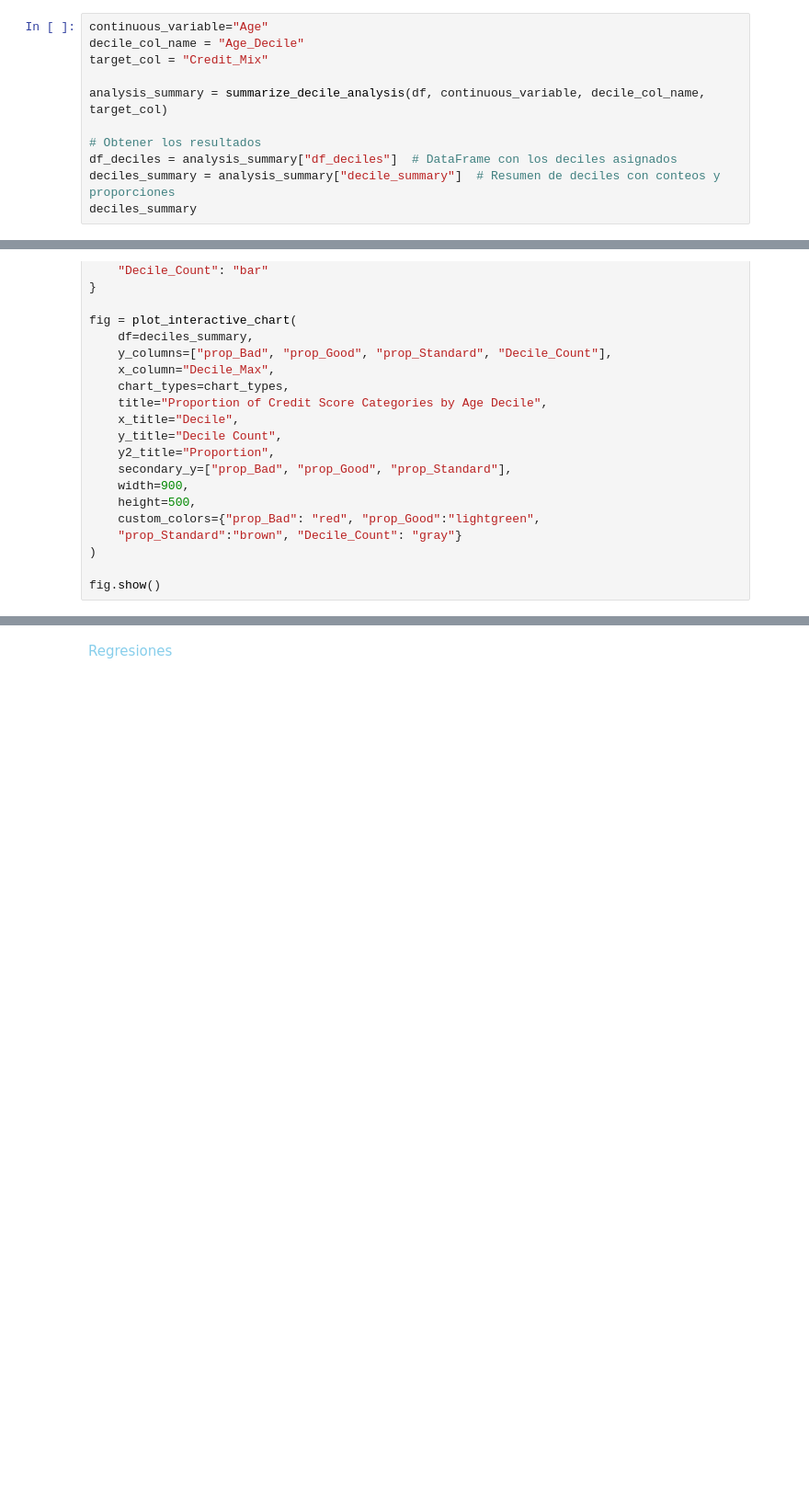
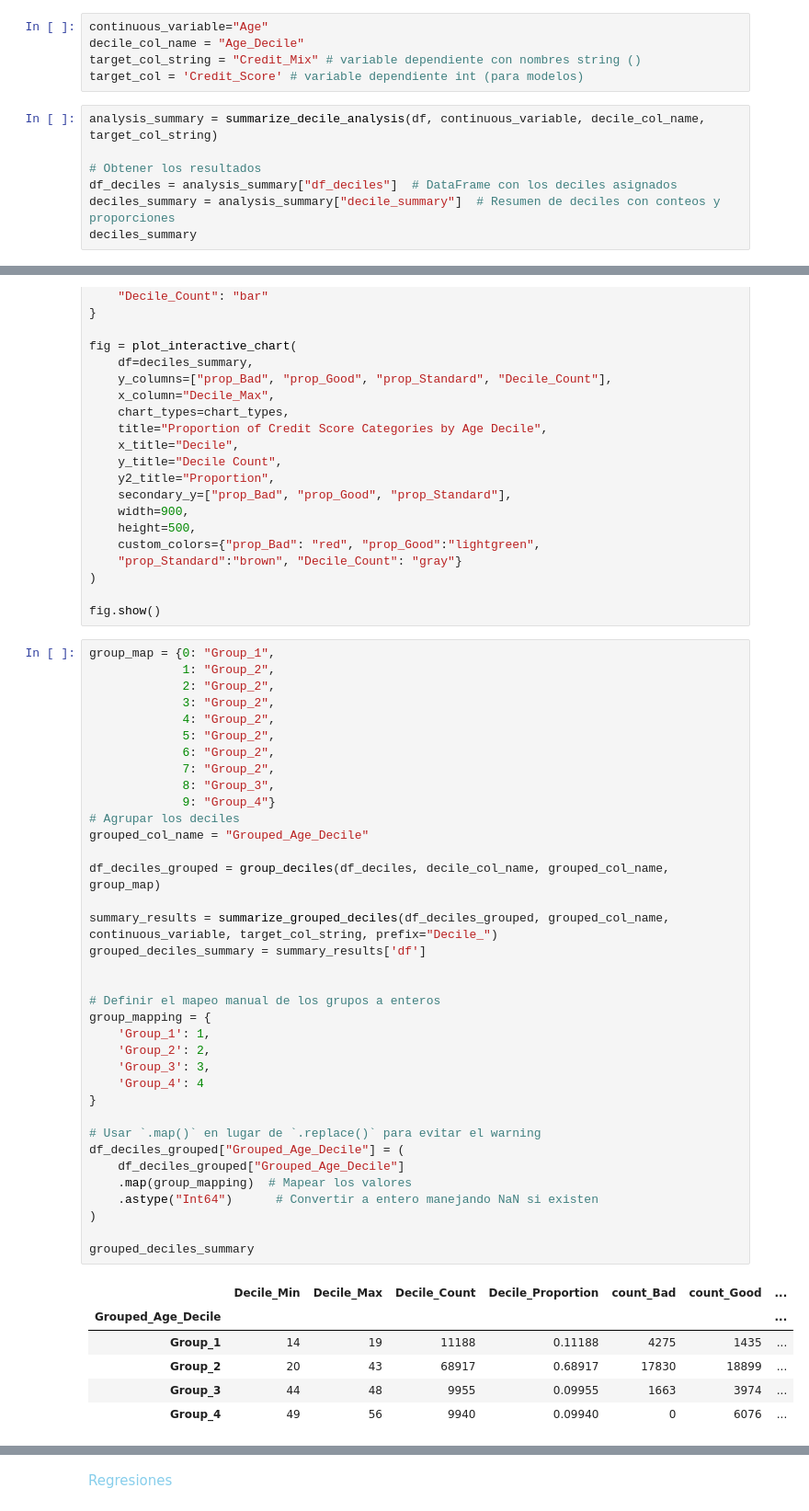
Before and after one commit to adoljc87/SCORE, a Jupyter notebook: notebooks/1_BIVARIATE_ANALYSIS/1_Age.ipynb, the cells around one changed output, grey strips where cells are left out. Shown at 92% size. Drawn from its saved outputs; the diff is of its cells as text; blank space fills up the shorter version.

```diff
--- a/notebooks/1_BIVARIATE_ANALYSIS/1_Age.ipynb
+++ b/notebooks/1_BIVARIATE_ANALYSIS/1_Age.ipynb
@@ -65,9 +48,10 @@ fig_box.show()
+# %%
+continuous_variable="Age"
+decile_col_name = "Age_Decile"
+target_col_string = "Credit_Mix" # variable dependiente con nombres string ()
+target_col = 'Credit_Score' # variable dependiente int (para modelos)
 # %%
-continuous_variable="Age"
-decile_col_name = "Age_Decile"
-target_col = "Credit_Mix"
-
-analysis_summary = summarize_decile_analysis(df, continuous_variable, decile_col_name, target_col)
+analysis_summary = summarize_decile_analysis(df, continuous_variable, decile_col_name, target_col_string)
 
 # Obtener los resultados
 df_deciles = analysis_summary["df_deciles"]  # DataFrame con los deciles asignados
@@ -218,3 +187,46 @@ fig = plot_interactive_chart(
 )
 
 fig.show()
+# %%
+group_map = {0: "Group_1",
+             1: "Group_2",
+             2: "Group_2",
+             3: "Group_2",
+             4: "Group_2",
+             5: "Group_2",
+             6: "Group_2",
+             7: "Group_2",
+             8: "Group_3",
+             9: "Group_4"}
+# Agrupar los deciles
+grouped_col_name = "Grouped_Age_Decile"
+
+df_deciles_grouped = group_deciles(df_deciles, decile_col_name, grouped_col_name, group_map)
+
+summary_results = summarize_grouped_deciles(df_deciles_grouped, grouped_col_name, continuous_variable, target_col_string, prefix="Decile_")
+grouped_deciles_summary = summary_results['df']
+
+
+# Definir el mapeo manual de los grupos a enteros
+group_mapping = {
+    'Group_1': 1,
+    'Group_2': 2,
+    'Group_3': 3,
+    'Group_4': 4
+}
+
+# Usar `.map()` en lugar de `.replace()` para evitar el warning
+df_deciles_grouped["Grouped_Age_Decile"] = (
+    df_deciles_grouped["Grouped_Age_Decile"]
+    .map(group_mapping)  # Mapear los valores
+    .astype("Int64")      # Convertir a entero manejando NaN si existen
+)
+
+grouped_deciles_summary
+# %% [output]
+|  | Decile_Min | Decile_Max | Decile_Count | Decile_Proportion | count_Bad | count_Good | ... |
+| Grouped_Age_Decile |  |  |  |  |  |  | ... |
+| Group_1 | 14 | 19 | 11188 | 0.11188 | 4275 | 1435 | ... |
+| Group_2 | 20 | 43 | 68917 | 0.68917 | 17830 | 18899 | ... |
+| Group_3 | 44 | 48 | 9955 | 0.09955 | 1663 | 3974 | ... |
+| Group_4 | 49 | 56 | 9940 | 0.09940 | 0 | 6076 | ... |
```
Also changed, not shown: parts of 13 cells of this notebook, 1 other file.
